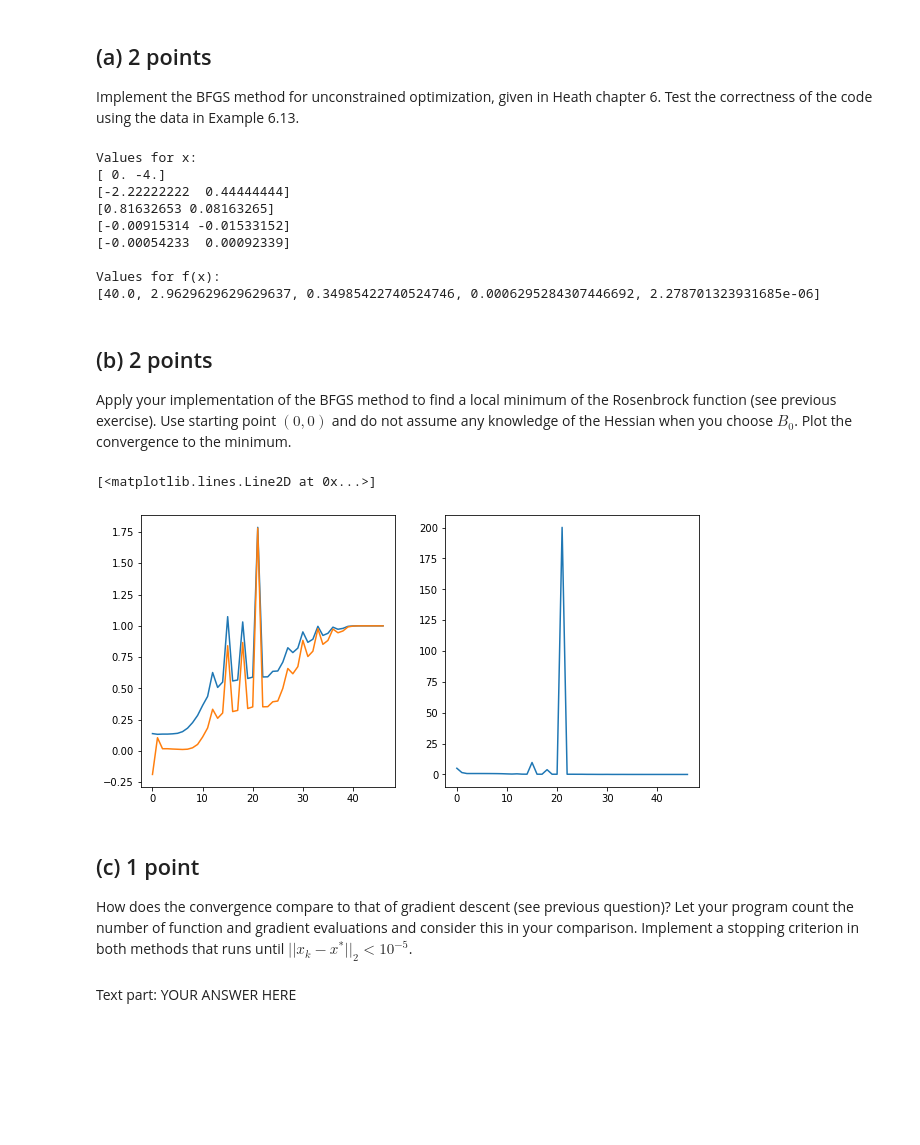
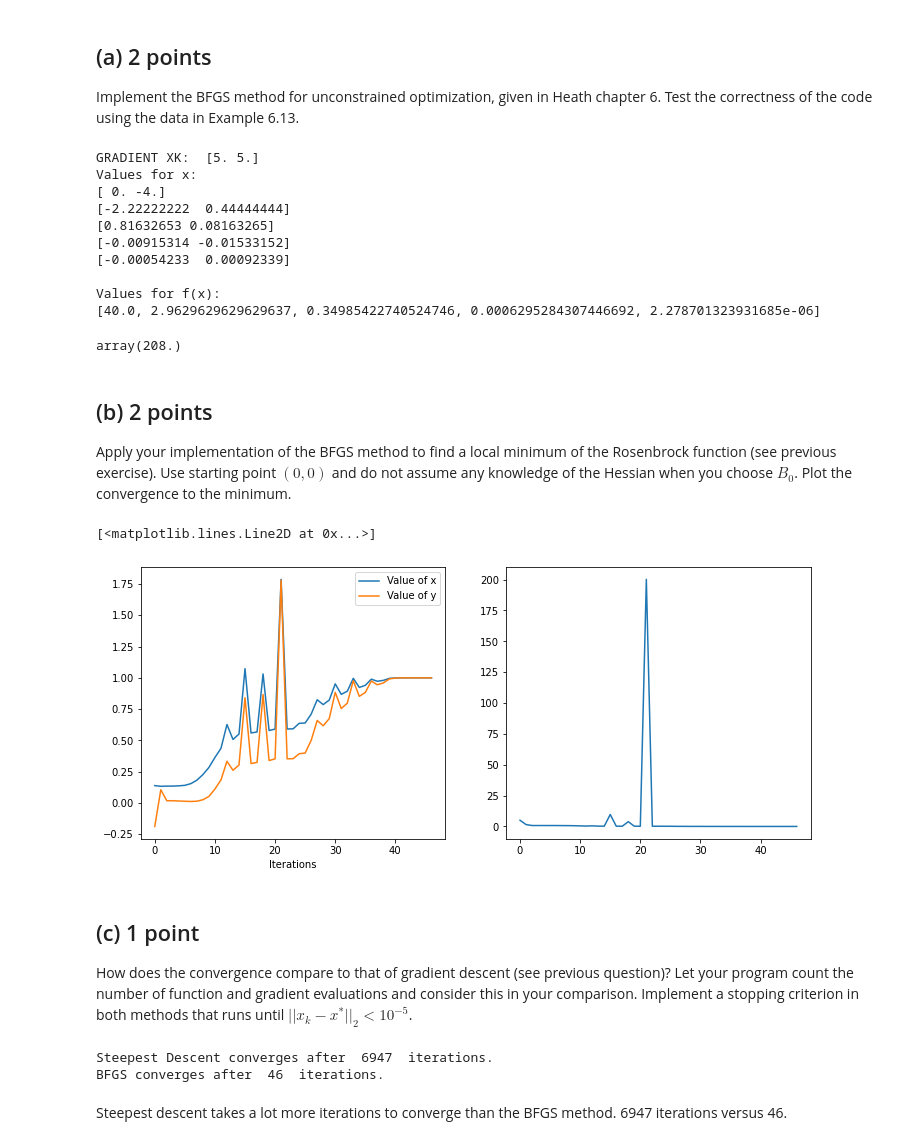
Before and after one commit to DaVinkie/NumAlg1, a Jupyter notebook: Week 5/homework5.ipynb, the cells around one changed output. Cells and saved outputs as stored; diff of their text form; code cells hidden in the pictures; blank space fills up the shorter version.

```diff
--- a/Week 5/homework5.ipynb
+++ b/Week 5/homework5.ipynb
@@ -280,6 +301,7 @@ def BFGS(f_function, f_gradient, xk, Bk, gradient):
 
 xk, Bk = np.array([5.0, 1.0]), np.eye(2)
 gradient = f_gradient(xk)
+print('GRADIENT XK: ', gradient)
 x_values = []
 
 print("Values for x:")
@@ -292,6 +314,7 @@ for k in range(5):
 print("\nValues for f(x):")
 print(x_values)
 # %% [output]
+GRADIENT XK:  [5. 5.]
 Values for x:
 [ 0. -4.]
 [-2.22222222  0.44444444]
@@ -301,6 +324,10 @@ Values for x:
 
 Values for f(x):
 [40.0, 2.9629629629629637, 0.34985422740524746, 0.0006295284307446692, 2.278701323931685e-06]
+# %%
+rosenbrock(np.array([1.8, 1.8]))
+# %% [output]
+array(208.)
 # %% [markdown]
 ## (b) 2 points
 
@@ -309,27 +336,29 @@ Plot the convergence to the minimum.
 # %%
 xk = np.array([0.0, 0.0])
 Bk = np.eye(2)
 
 gradient = gradf(xk)
 
 x_values = []
 x1 = []
 x2 =[]
 
 for k in range(50):
     xk, Bk, gradient = BFGS(rosenbrock, gradf, xk, Bk, gradient)
     x_values.append(rosenbrock(xk))
     x1.append(xk[0])
     x2.append(xk[1])
 
 
-fig, (ax0, ax1) = plt.subplots(1,2, figsize=(10,5))
-ax0.plot(x1[3:])
-ax0.plot(x2[3:])
+fig, (ax0, ax1) = plt.subplots(1,2, figsize=(12,5))
+ax0.plot(x1[3:], label="Value of x")
+ax0.plot(x2[3:], label="Value of y")
+ax0.legend()
+ax0.set(xlabel="Iterations")
 ax1.plot(x_values[3:])
 # %% [output]
 [<matplotlib.lines.Line2D at 0x...>]
-[figure, old version]
+[figure, new version]
 # %% [markdown]
 ## (c) 1 point
 How does the convergence compare to that of gradient descent (see
@@ -341,3 +367,60 @@ raise NotImplementedError()
-# %% [markdown]
-Text part:
-YOUR ANSWER HERE
+# %%
+x_min = np.array([1.0, 1.0]) # Predefined local minimum of Rosenbrock function
+x_0 = np.array([0.0, 0.0])
+B_0 = np.eye(2)
+
+def steepest_descent_inner(rosenbrock, gradf, x, x_vals):
+    x_total_f = []
+
+    gradient = gradf(x)
+    sk = -gradient
+    alpha = scipy.optimize.line_search(rosenbrock, gradf, x, sk, gfk=gradient)[0]
+
+    try:
+        sk = alpha * sk
+    except TypeError:
+        return x_total_f
+
+    x += sk
+    x_total_f.append(rosenbrock(x))
+    x_vals.append(np.array([x[0], x[1]]))
+
+    return x, x_total_f, x_vals
+
+def method_comparison(rosenbrock, gradf, x_0, B_0, x_min):
+    iteration_count = 0
+
+    steep_list = []
+    x_steep = np.array([0.0, 0.0])
+    steep_vals = [x_steep]
+
+    bfgs_list = []
+    x_bfgs = np.array([0.0, 0.0])
+    B_bfgs= B_0
+    gradient_bfgs = gradf(x_bfgs)
+
+    while (np.linalg.norm((x_steep - x_min)) >= 10**(-5)) or (np.linalg.norm((x_bfgs - x_min)) >= 10**(-5)):
+        if np.linalg.norm((x_steep - x_min)) < 10**(-5):
+            steep_list.append([iteration_count, x_steep])
+        if np.linalg.norm((x_bfgs - x_min)) < 10**(-5):
+            bfgs_list.append([iteration_count, x_bfgs])
+
+        x_steep, total_steep, steep_vals = steepest_descent_inner(rosenbrock, gradf, x_steep, steep_vals)
+
+        x_bfgs, B_bfgs, gradient_bfgs = BFGS(rosenbrock, gradf, x_bfgs, B_bfgs, gradient_bfgs)
+
+        iteration_count += 1
+
+    steep_list.append([iteration_count, x_steep])
+    bfgs_list.append([iteration_count, x_bfgs])
+    return steep_list, bfgs_list
+
+steep_list, bfgs_list = method_comparison(rosenbrock, gradf, x_0, B_0, x_min)
+
+print('Steepest Descent converges after ', steep_list[0][0], ' iterations.')
+print('BFGS converges after ', bfgs_list[0][0], ' iterations.')
+# %% [output]
+Steepest Descent converges after  6947  iterations.
+BFGS converges after  46  iterations.
+# %% [markdown]
+Steepest descent takes a lot more iterations to converge than the BFGS method. 6947 iterations versus 46.
```
Also changed, not shown: parts of 3 cells of this notebook.
